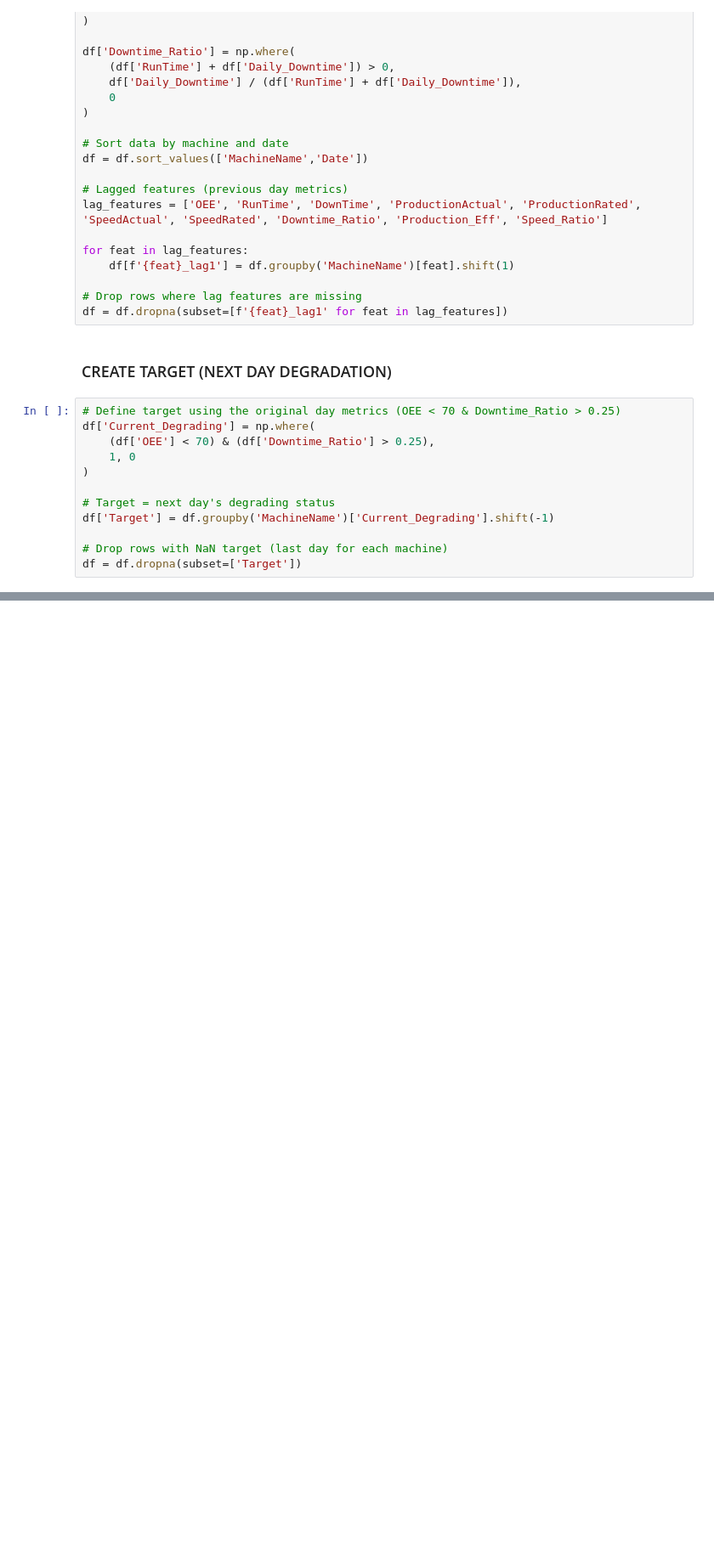
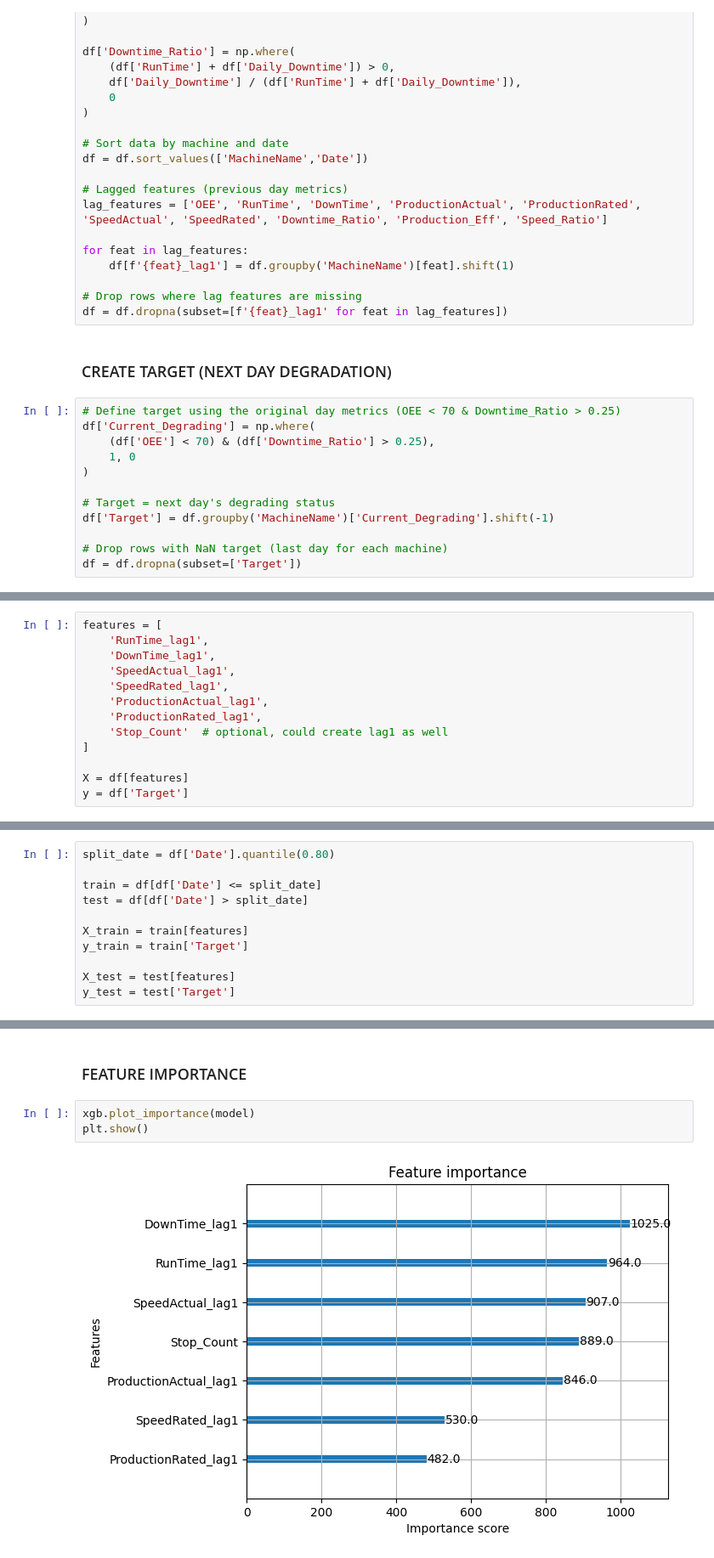
Before and after one commit to sanskar127/ai-machine-performance-bharat, a Jupyter notebook: analysis.ipynb, the cells around one changed output, grey strips where cells are left out. Shown at 85% size. Drawn from its saved outputs; the diff is of its cells as text; blank space fills up the shorter version.

```diff
--- a/analysis.ipynb
+++ b/analysis.ipynb
@@ -248,0 +267,13 @@ df = df.dropna(subset=['Target'])
+# %%
+features = [
+    'RunTime_lag1',
+    'DownTime_lag1',
+    'SpeedActual_lag1',
+    'SpeedRated_lag1',
+    'ProductionActual_lag1',
+    'ProductionRated_lag1',
+    'Stop_Count'  # optional, could create lag1 as well
+]
+
+X = df[features]
+y = df['Target']
@@ -248,0 +282,11 @@ df = df.dropna(subset=['Target'])
+# %%
+split_date = df['Date'].quantile(0.80)
+
+train = df[df['Date'] <= split_date]
+test = df[df['Date'] > split_date]
+
+X_train = train[features]
+y_train = train['Target']
+
+X_test = test[features]
+y_test = test['Target']
@@ -248,0 +365,7 @@ df = df.dropna(subset=['Target'])
+# %% [markdown]
+### FEATURE IMPORTANCE
+# %%
+xgb.plot_importance(model)
+plt.show()
+# %% [output]
+[figure, added]
```
Also changed, not shown: parts of 24 cells of this notebook, 3 other files.
